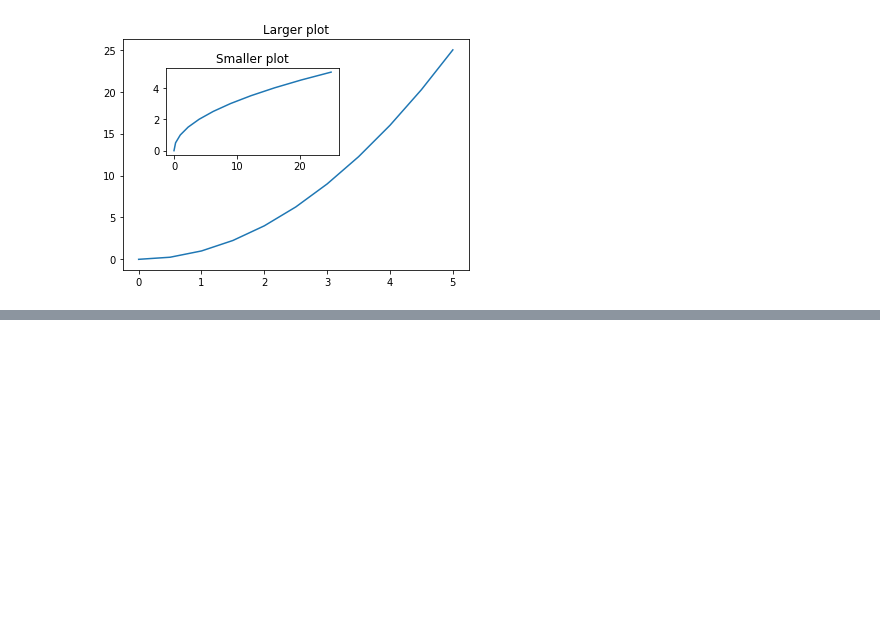
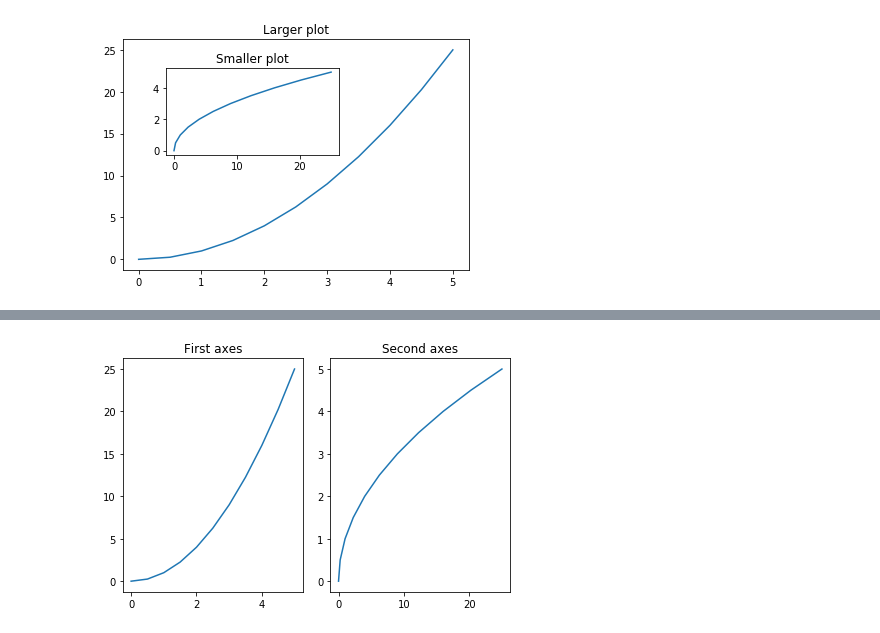
Before and after one commit to Ridge2/JupyterNotes, a Jupyter notebook: MatplotlibLecture(Concepts).ipynb, the cells around one changed output, grey strips where cells are left out. Drawn from its saved outputs; the diff is of its cells as text; code cells hidden in the pictures; blank space fills up the shorter version.

```diff
--- a/MatplotlibLecture(Concepts).ipynb
+++ b/MatplotlibLecture(Concepts).ipynb
@@ -74,0 +75,18 @@ axes
+# %%
+fig, axes = plt.subplots(nrows=1,ncols=2)
+# Fix the overlap
+#plt.tight_layout()
+
+# Plot through the axes
+#for current_ax in axes:
+#    current_ax.plot(x, y)
+
+#Plot on the first axes
+axes[0].set_title('First axes')
+axes[0].plot(x, y)
+axes[1].set_title('Second axes')
+axes[1].plot(y, x)
+
+plt.tight_layout()
+# %% [output]
+[figure, added]
```
Also changed, not shown: parts of 4 cells of this notebook, 1 other file.
